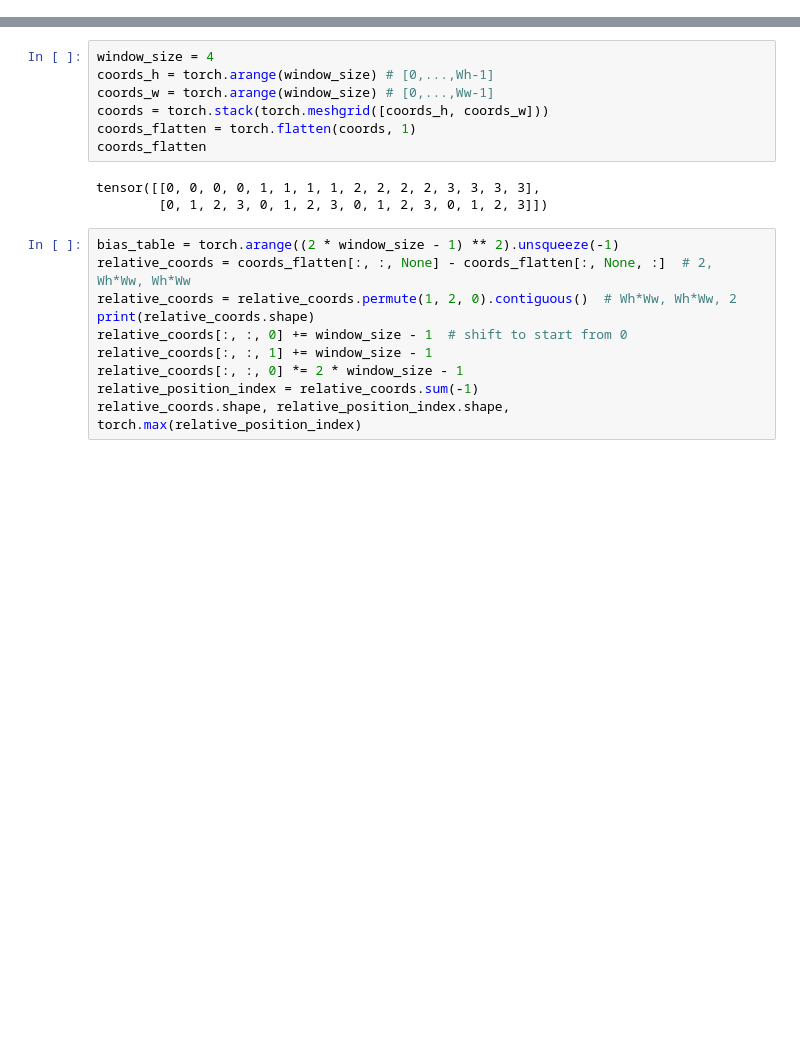
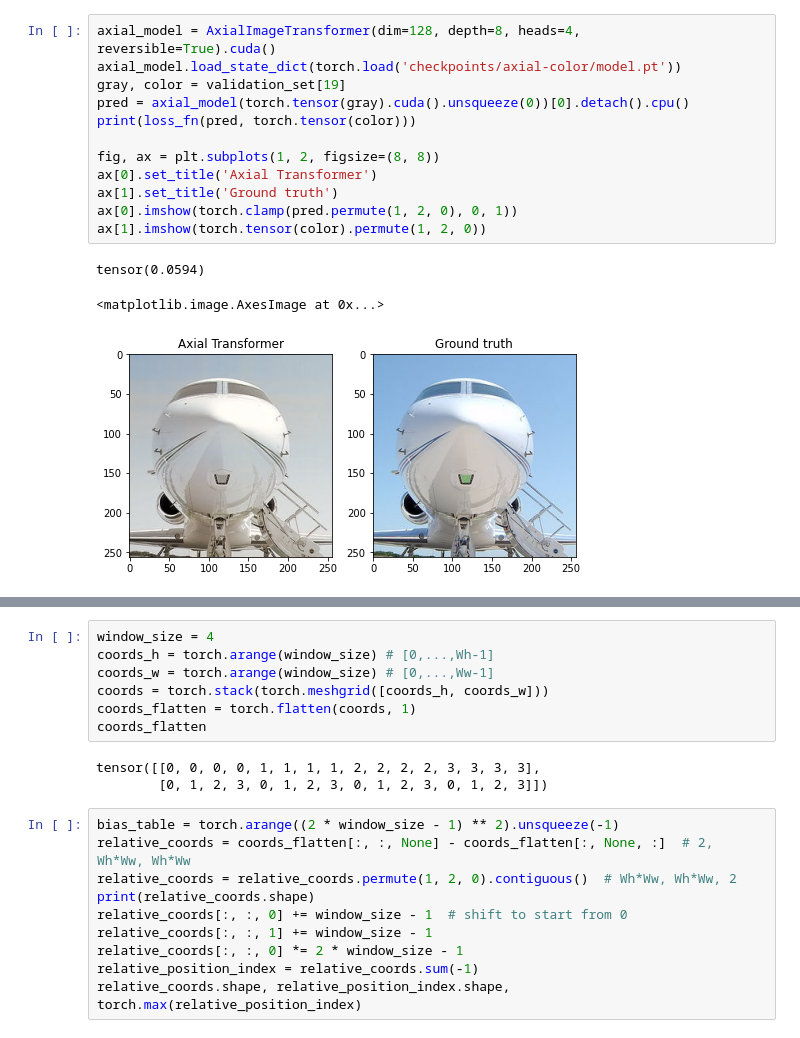
Before and after one commit to TheMoon2000/cs280-final-project, a Jupyter notebook: playground.ipynb, the cells around one changed output, grey strips where cells are left out. Saved outputs shown, nothing was run; the diff lists cells and outputs as text; blank space fills up the shorter version.

```diff
--- a/playground.ipynb
+++ b/playground.ipynb
@@ -44,0 +132,16 @@ tensor(18.2233)
+# %%
+axial_model = AxialImageTransformer(dim=128, depth=8, heads=4, reversible=True).cuda()
+axial_model.load_state_dict(torch.load('checkpoints/axial-color/model.pt'))
+gray, color = validation_set[19]
+pred = axial_model(torch.tensor(gray).cuda().unsqueeze(0))[0].detach().cpu()
+print(loss_fn(pred, torch.tensor(color)))
+
+fig, ax = plt.subplots(1, 2, figsize=(8, 8))
+ax[0].set_title('Axial Transformer')
+ax[1].set_title('Ground truth')
+ax[0].imshow(torch.clamp(pred.permute(1, 2, 0), 0, 1))
+ax[1].imshow(torch.tensor(color).permute(1, 2, 0))
+# %% [output]
+tensor(0.0594)
+<matplotlib.image.AxesImage at 0x...>
+[figure, added]
```
Also changed, not shown: parts of 35 cells of this notebook, 10 other files.
